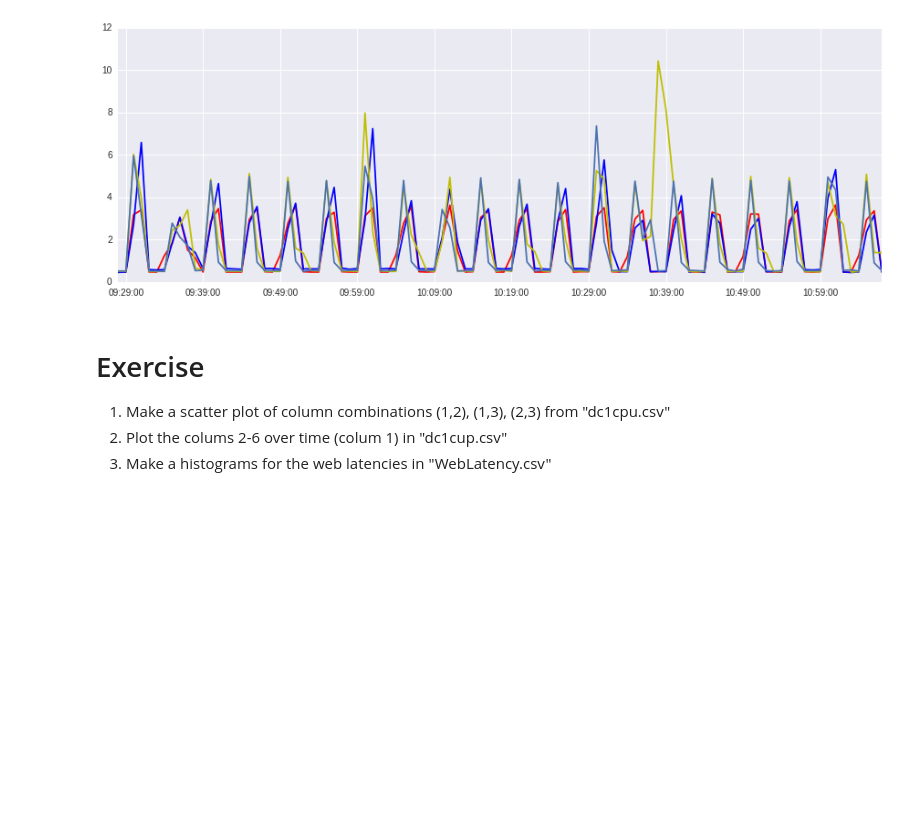
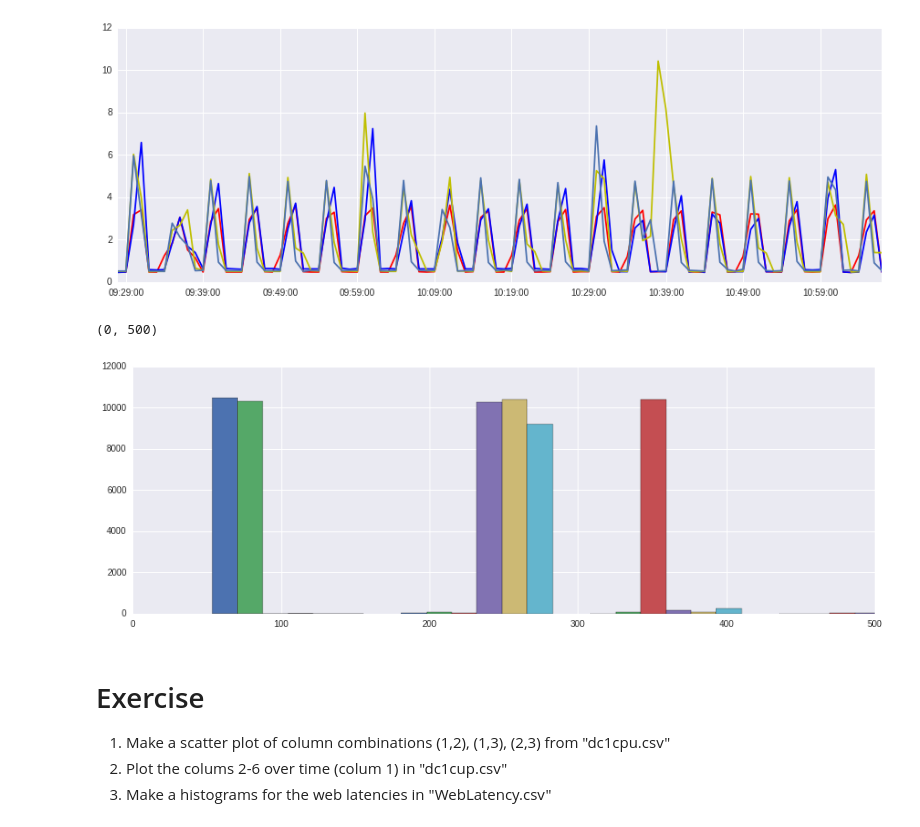
Before and after one commit to kutzi/Statistics-for-Engineers, a Jupyter notebook: Episode 1 -- Visualizing Data.ipynb, the cells around one changed output. Cells and saved outputs as stored; diff of their text form; code cells hidden in the pictures; blank space fills up the shorter version.

```diff
--- a/Episode 1 -- Visualizing Data.ipynb
+++ b/Episode 1 -- Visualizing Data.ipynb
@@ -243,6 +243,17 @@ plt.plot_date(DATES,D, "-")
 1430039220.0
 [<matplotlib.lines.Line2D at 0x...>]
 [figure]
+# %%
+LATENCIES = np.genfromtxt("DataSets/WebLatency.csv", delimiter=",")[:,1:]
+#print LATENCIES
+#plt.hist?
+
+plt.hist(LATENCIES, bins=30)
+plt.xlim(0,500)
+#plt.hist(LATENCIES[:,3], bins=30)
+# %% [output]
+(0, 500)
+[figure, added]
 # %% [markdown]
 # Exercise
 
```
Also changed, not shown: parts of 1 cell of this notebook.
